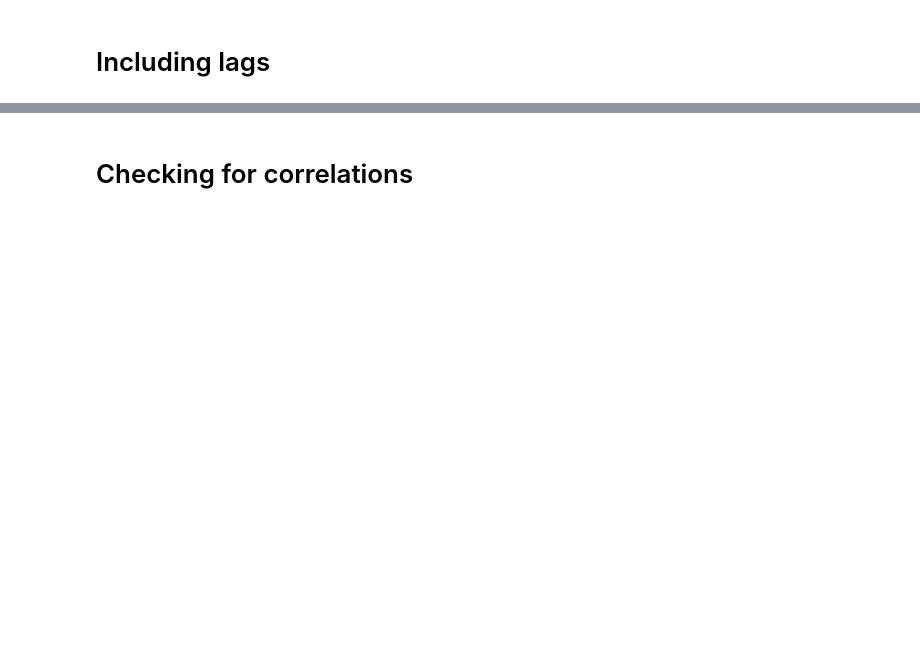
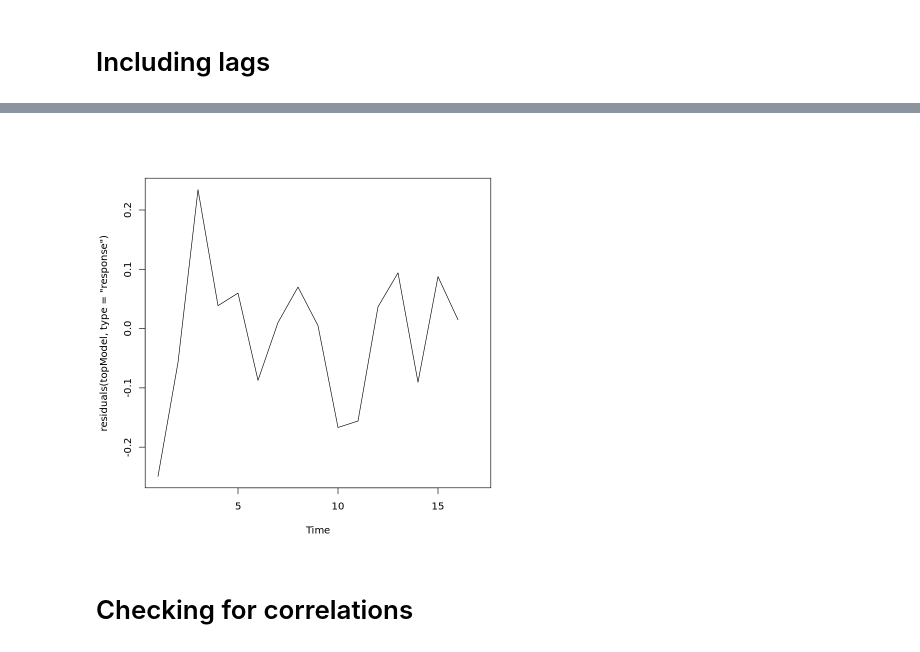
Before and after one commit to pointblue/anthropocene, a Jupyter notebook: notebooks/ADPE Crozier_final.ipynb, the cells around one changed output, grey strips where cells are left out. Drawn from its saved outputs; the diff is of its cells as text; code cells hidden in the pictures; blank space fills up the shorter version.

```diff
--- a/notebooks/ADPE Crozier_final.ipynb
+++ b/notebooks/ADPE Crozier_final.ipynb
@@ -1182,0 +1049,4 @@ Model df: 7.   Total lags used: 10
+# %%
+plot(residuals(topModel, type="response"))
+# %% [output]
+[figure, added]
```
Also changed, not shown: parts of 99 cells of this notebook, 2 other files.
